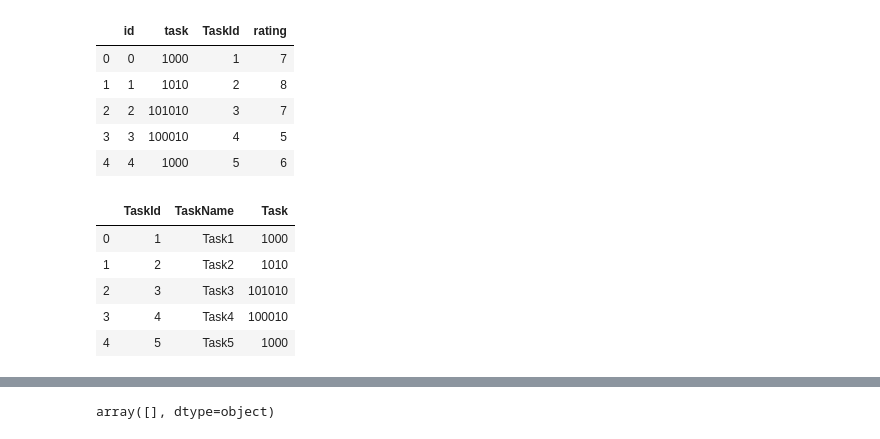
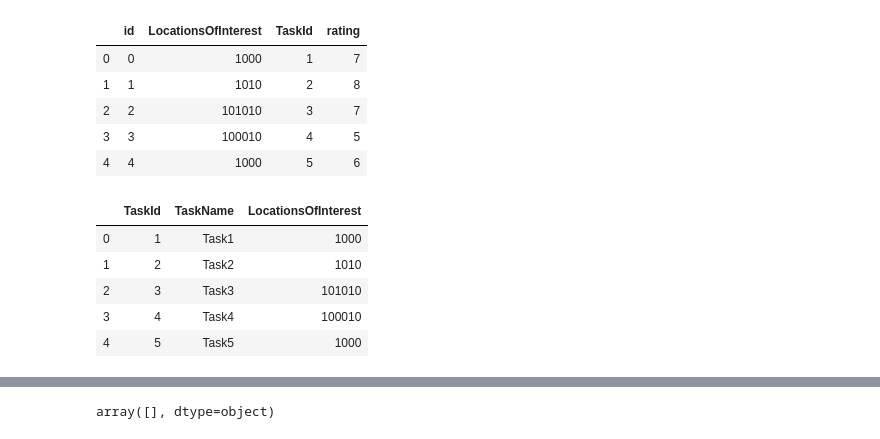
Before and after one commit to Gabbu98/FYPWAAR, a Jupyter notebook: Dev/PythonDev/recommenderSystemDelivery.ipynb, the cells around one changed output, grey strips where cells are left out. Saved outputs shown, nothing was run; the diff lists cells and outputs as text; code cells hidden in the pictures.

```diff
--- a/Dev/PythonDev/recommenderSystemDelivery.ipynb
+++ b/Dev/PythonDev/recommenderSystemDelivery.ipynb
@@ -1,20 +1,20 @@
 # %%
 
 
 import numpy as np
 import pandas as pd
 import csv
 import sklearn
 from sklearn.decomposition import TruncatedSVD as TSVD
 from surprise import Reader, Dataset, SVDpp, SlopeOne, NormalPredictor, KNNBaseline, KNNBasic, KNNWithMeans, \
     KNNWithZScore, BaselineOnly, CoClustering, accuracy, SVD, NMF
 from surprise.model_selection import cross_validate, train_test_split, GridSearchCV
 # Reading the User-Task Dataset
-columns = ['id','task','TaskId','rating']
+columns = ['id','LocationsOfInterest','TaskId','rating']
 frame = pd.read_csv('DataRecommenderSystem/DataDeliveryVisitor.csv',sep=',', names=columns)
 frame.head()
 # %% [output]
-|  | id | task | TaskId | rating |
+|  | id | LocationsOfInterest | TaskId | rating |
 | 0 | 0 | 1000 | 1 | 7 |
 | 1 | 1 | 1010 | 2 | 8 |
 | 2 | 2 | 101010 | 3 | 7 |
@@ -22,12 +22,12 @@ frame.head()
 | 4 | 4 | 1000 | 5 | 6 |
 # %%
 # Reading the the Task Dataset
-columns2 =['TaskId','TaskName','Task']
+columns2 =['TaskId','TaskName','LocationsOfInterest']
 tasks = pd.read_csv('DataRecommenderSystem/TaskDeliveryVisitor.csv', sep=',', names = columns2, encoding='latin-1')
-task_names = tasks[['TaskId','TaskName','Task']]
+task_names = tasks[['TaskId','TaskName','LocationsOfInterest']]
 task_names.head()
 # %% [output]
-|  | TaskId | TaskName | Task |
+|  | TaskId | TaskName | LocationsOfInterest |
 | 0 | 1 | Task1 | 1000 |
 | 1 | 2 | Task2 | 1010 |
 | 2 | 3 | Task3 | 101010 |
```
Also changed, not shown: parts of 9 cells of this notebook, 31 other files.
